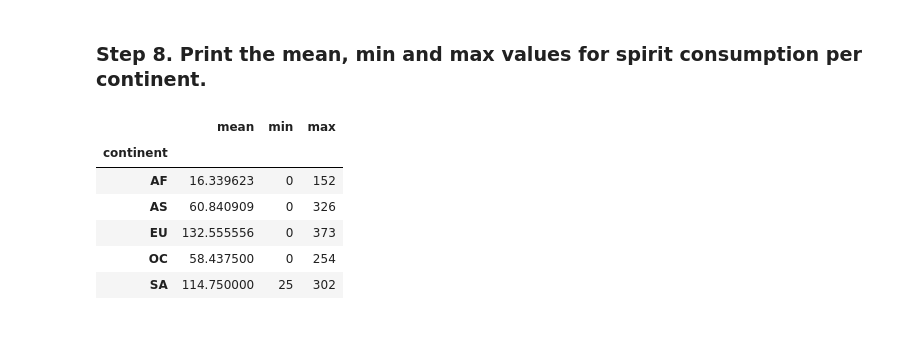
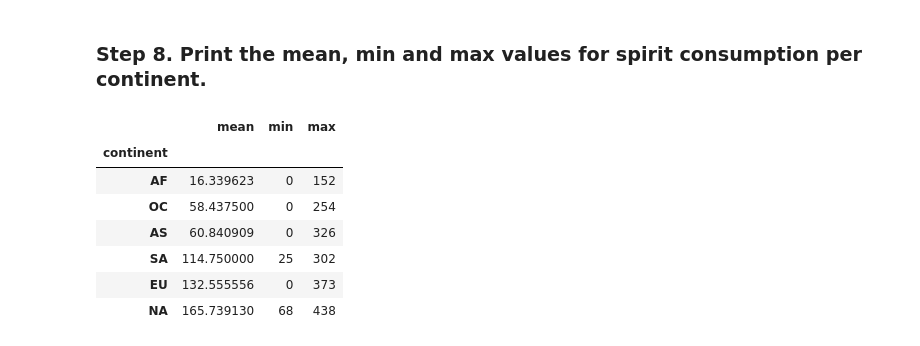
Before and after one commit to anapstl/ONLINE_DS_THEBRIDGE_course, a Jupyter notebook: 2-Data_analysis/2-Pandas/Practica/3-Alcohol_Consumption/Alcohol_Consumption.ipynb, the cells around one changed output. Saved outputs shown, nothing was run; the diff lists cells and outputs as text; code cells hidden in the pictures.

```diff
--- a/2-Data_analysis/2-Pandas/Practica/3-Alcohol_Consumption/Alcohol_Consumption.ipynb
+++ b/2-Data_analysis/2-Pandas/Practica/3-Alcohol_Consumption/Alcohol_Consumption.ipynb
@@ -76,3 +76,5 @@ np.float64(145.43478260869566)
 len(df_drinks[df_drinks.continent.isna()])
 # %% [output]
 23
+# %%
+df_drinks.loc[df_drinks[df_drinks.continent.isnull()].index, 'continent'] = "NA"
@@ -145,16 +163,17 @@ df_drinks.groupby('continent')[['beer_servings', 'spirit_servings', 'wine_servin
 # %% [markdown]
 ### Step 8. Print the mean, min and max values for spirit consumption per continent.
 # %%
-df_gr = df_drinks.groupby(['continent'])['spirit_servings'].aggregate(['mean', 'min', 'max'])
+df_gr = df_drinks.groupby(['continent'])['spirit_servings'].aggregate(['mean', 'min', 'max']).sort_values("mean", ascending=True)
 df_gr
 # %% [output]
 |  | mean | min | max |
 | continent |  |  |  |
 | AF | 16.339623 | 0 | 152 |
+| OC | 58.437500 | 0 | 254 |
 | AS | 60.840909 | 0 | 326 |
+| SA | 114.750000 | 25 | 302 |
 | EU | 132.555556 | 0 | 373 |
-| OC | 58.437500 | 0 | 254 |
-| SA | 114.750000 | 25 | 302 |
+| NA | 165.739130 | 68 | 438 |
 # %%
 # # filtramos las cols numericas para hacer sobre las agg
 # df_no = df_drinks.select_dtypes(include='number')
```
Also changed, not shown: parts of 1 cell of this notebook, 6 other files.
